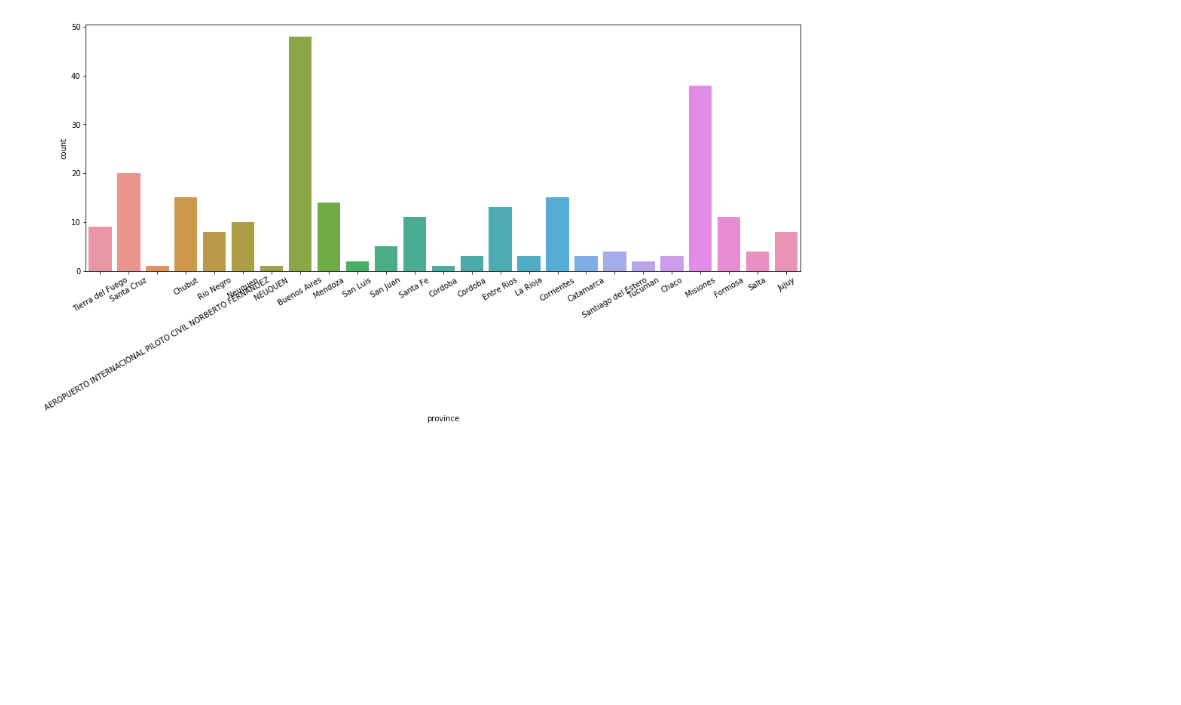
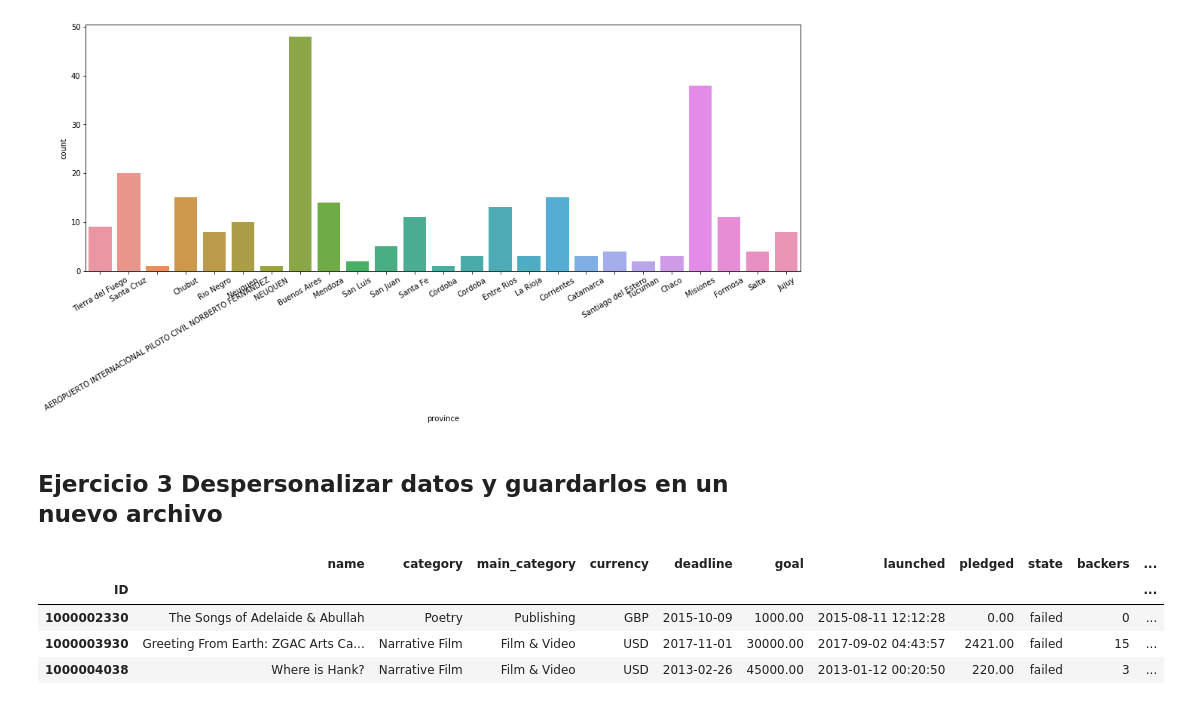
Before and after one commit to avdata99/diplo-datos-TPs-materia-2-analisis-y-curacion, a Jupyter notebook: TP 2 Análisis y curación.ipynb, the cells around one changed output. Drawn from its saved outputs; the diff is of its cells as text; code cells hidden in the pictures; blank space fills up the shorter version.

```diff
--- a/TP 2 Análisis y curación.ipynb
+++ b/TP 2 Análisis y curación.ipynb
@@ -118,3 +118,16 @@ plt.xticks(rotation=30)
 plt.show()
 # %% [output]
 [figure]
+# %% [markdown]
+## Ejercicio 3 Despersonalizar datos y guardarlos en un nuevo archivo
+# %%
+pd.options.display.float_format = '{:.2f}'.format
+# fails kickstarter_2016 = pd.read_csv(BASE_DIR + "data/kickstarter-projects/ks-projects-201612.csv")
+kickstarter_2018 = pd.read_csv(BASE_DIR + "data/ks-projects-201801.csv", parse_dates=["deadline","launched"], index_col=['ID'])
+kickstarter_2018.head(3)
+# %% [output]
+|  | name | category | main_category | currency | deadline | goal | launched | pledged | state | backers | ... |
+| ID |  |  |  |  |  |  |  |  |  |  | ... |
+| 1000002330 | The Songs of Adelaide & Abullah | Poetry | Publishing | GBP | 2015-10-09 | 1000.00 | 2015-08-11 12:12:28 | 0.00 | failed | 0 | ... |
+| 1000003930 | Greeting From Earth: ZGAC Arts Ca... | Narrative Film | Film & Video | USD | 2017-11-01 | 30000.00 | 2017-09-02 04:43:57 | 2421.00 | failed | 15 | ... |
+| 1000004038 | Where is Hank? | Narrative Film | Film & Video | USD | 2013-02-26 | 45000.00 | 2013-01-12 00:20:50 | 220.00 | failed | 3 | ... |
```
Also changed, not shown: parts of 14 cells of this notebook.
